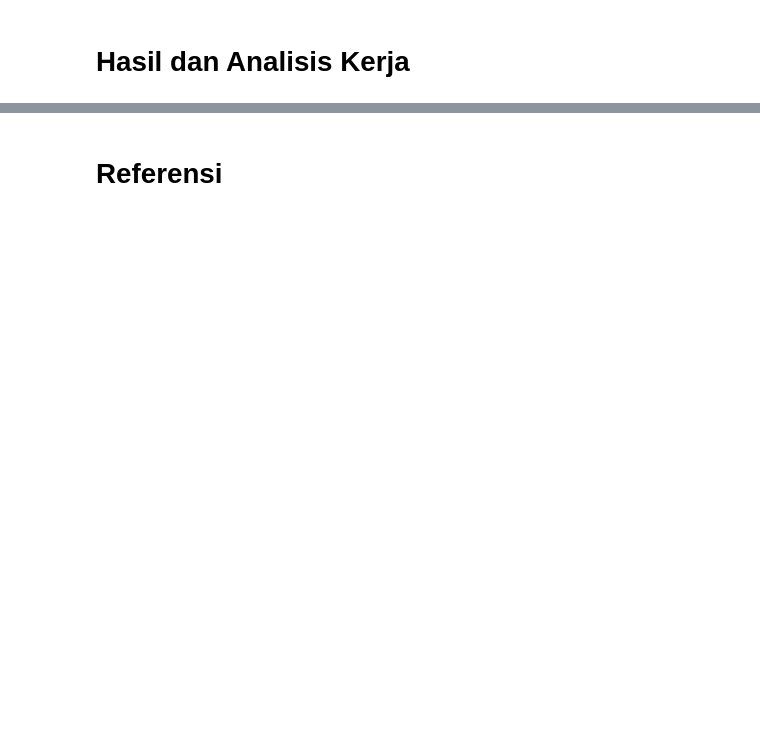
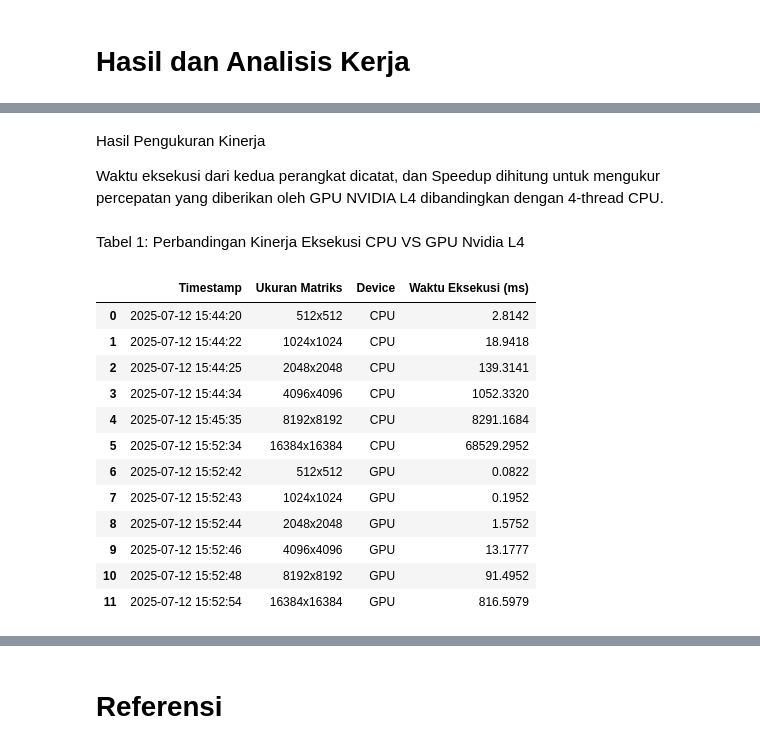
Before and after one commit to Cleign1/ta-algoritma-pengolahan-paralel, a Jupyter notebook: tugas-akhir.ipynb, the cells around one changed output, grey strips where cells are left out. Drawn from its saved outputs; the diff is of its cells as text; code cells hidden in the pictures; blank space fills up the shorter version.

```diff
--- a/tugas-akhir.ipynb
+++ b/tugas-akhir.ipynb
@@ -437,0 +379,23 @@ berdasarkan
+# %% [markdown]
+Hasil Pengukuran Kinerja
+
+Waktu eksekusi dari kedua perangkat dicatat, dan Speedup dihitung untuk mengukur percepatan yang diberikan oleh GPU NVIDIA L4 dibandingkan dengan 4-thread CPU.
+# %% [markdown]
+Tabel 1: Perbandingan Kinerja Eksekusi CPU VS GPU Nvidia L4
+# %%
+df = pd.read_csv("log_benchmark_panggilan.csv")
+df
+# %% [output]
+|  | Timestamp | Ukuran Matriks | Device | Waktu Eksekusi (ms) |
+| 0 | 2025-07-12 15:44:20 | 512x512 | CPU | 2.8142 |
+| 1 | 2025-07-12 15:44:22 | 1024x1024 | CPU | 18.9418 |
+| 2 | 2025-07-12 15:44:25 | 2048x2048 | CPU | 139.3141 |
+| 3 | 2025-07-12 15:44:34 | 4096x4096 | CPU | 1052.3320 |
+| 4 | 2025-07-12 15:45:35 | 8192x8192 | CPU | 8291.1684 |
+| 5 | 2025-07-12 15:52:34 | 16384x16384 | CPU | 68529.2952 |
+| 6 | 2025-07-12 15:52:42 | 512x512 | GPU | 0.0822 |
+| 7 | 2025-07-12 15:52:43 | 1024x1024 | GPU | 0.1952 |
+| 8 | 2025-07-12 15:52:44 | 2048x2048 | GPU | 1.5752 |
+| 9 | 2025-07-12 15:52:46 | 4096x4096 | GPU | 13.1777 |
+| 10 | 2025-07-12 15:52:48 | 8192x8192 | GPU | 91.4952 |
+| 11 | 2025-07-12 15:52:54 | 16384x16384 | GPU | 816.5979 |
```
Also changed, not shown: parts of 21 cells of this notebook.
